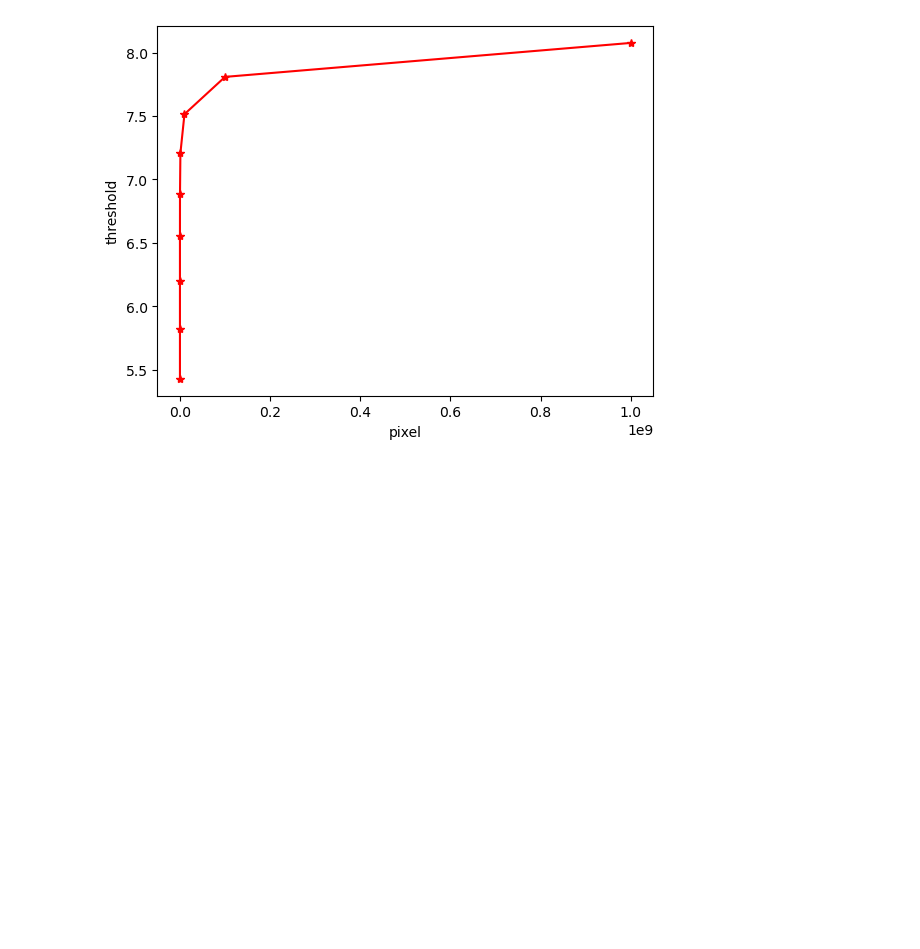
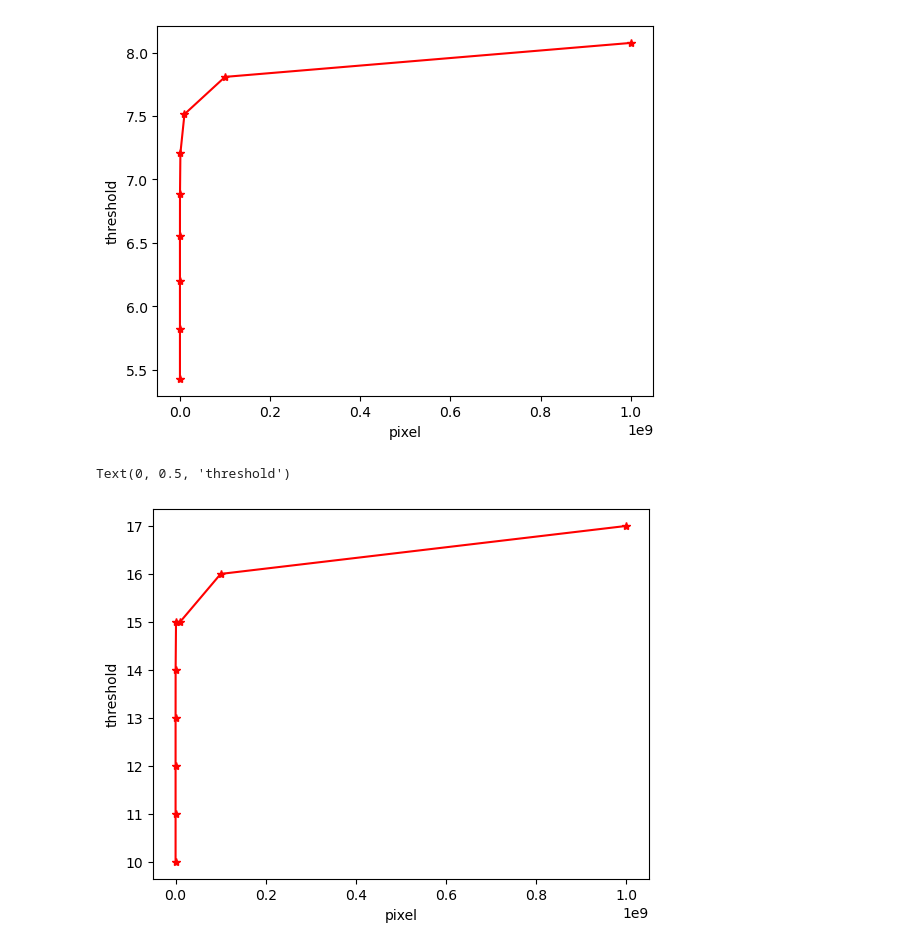
Before and after one commit to AurelianoLZA/Phys_434, a Jupyter notebook: Lab 2.ipynb, the cells around one changed output. Drawn from its saved outputs; the diff is of its cells as text; code cells hidden in the pictures; blank space fills up the shorter version.

```diff
--- a/Lab 2.ipynb
+++ b/Lab 2.ipynb
@@ -235,0 +247,18 @@ Text(0, 0.5, 'threshold')
+# %%
+# extra credit
+# We investigate more on the effect of Poisson distribution's trial factor with mu = 1
+index = 0
+pixels = np.logspace(1,10,num = 10, base = 10)
+res2 = np.ones(10)
+while(index < len(pixels)) :
+    pixel = pixels[index]
+    res2[index] = stats.poisson.ppf(1- sigma5/pixel,1)
+    index+=1
+# %%
+fig2,ax2 = plt.subplots()
+ax2.plot(pixels,res,'r*-',label="Poisson trial")
+ax2.set_xlabel("pixel")
+ax2.set_ylabel("threshold")
+# %% [output]
+Text(0, 0.5, 'threshold')
+[figure, added]
```
Also changed, not shown: parts of 6 cells of this notebook.
